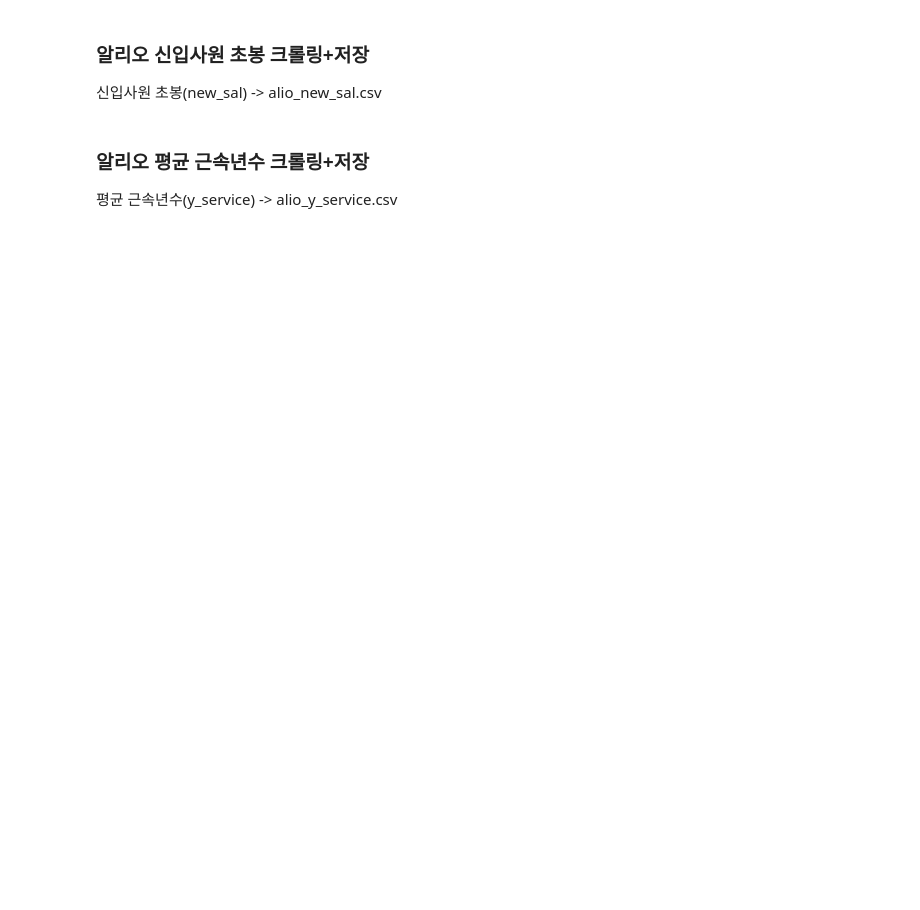
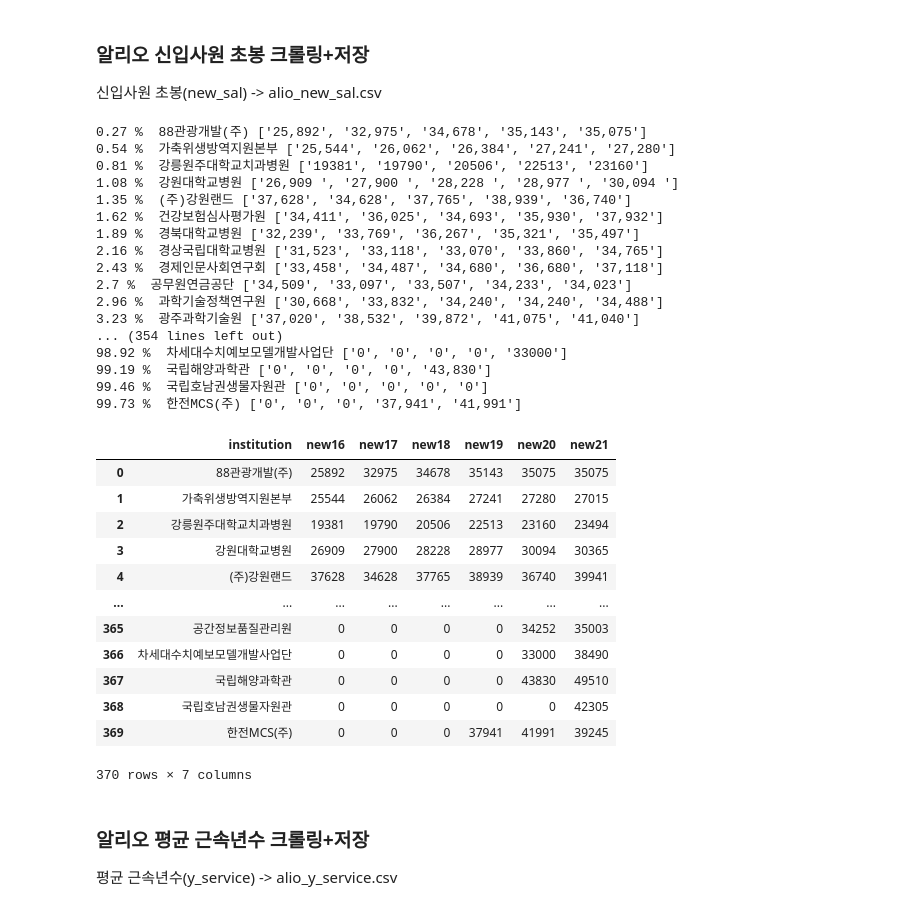
Before and after one commit to tmxkqotnl/project_mini_python_chat_bot, a Jupyter notebook: hitagi/huitaek.ipynb, the cells around one changed output. Cells and saved outputs as stored; diff of their text form; code cells hidden in the pictures; blank space fills up the shorter version.

```diff
--- a/hitagi/huitaek.ipynb
+++ b/hitagi/huitaek.ipynb
@@ -206,24 +254,55 @@ df
 # %%
 new_sal_dict = {"institution":[], "new16":[], "new17":[], "new18":[], "new19":[], "new20":[], "new21":[]}
 
 i = 1
 for keyword in institution_code['institution']:
     a = GetAlioInfo(keyword)
     templist = a.get_new_sal()
     new_sal_dict['institution'].append(keyword)
     new_sal_dict['new16'].append(templist[1].strip().replace(',',''))
     new_sal_dict['new17'].append(templist[2].strip().replace(',',''))
     new_sal_dict['new18'].append(templist[3].strip().replace(',',''))
     new_sal_dict['new19'].append(templist[4].strip().replace(',',''))
     new_sal_dict['new20'].append(templist[5].strip().replace(',',''))
     new_sal_dict['new21'].append(templist[6].strip().replace(',',''))
     percentage = round(i / (len(institution_code['institution'])+1) * 100, 2)
     print(percentage,'% ', keyword, templist[1:6])
     i += 1
 
 df = pd.DataFrame(new_sal_dict)
-df.to_csv('alio_new_sal.csv')
+df.to_csv('alio_new_sal.csv', index=False)
 df
+# %% [output]
+0.27 %  88관광개발(주) ['25,892', '32,975', '34,678', '35,143', '35,075']
+0.54 %  가축위생방역지원본부 ['25,544', '26,062', '26,384', '27,241', '27,280']
+0.81 %  강릉원주대학교치과병원 ['19381', '19790', '20506', '22513', '23160']
+1.08 %  강원대학교병원 ['26,909 ', '27,900 ', '28,228 ', '28,977 ', '30,094 ']
+1.35 %  (주)강원랜드 ['37,628', '34,628', '37,765', '38,939', '36,740']
+1.62 %  건강보험심사평가원 ['34,411', '36,025', '34,693', '35,930', '37,932']
+1.89 %  경북대학교병원 ['32,239', '33,769', '36,267', '35,321', '35,497']
+2.16 %  경상국립대학교병원 ['31,523', '33,118', '33,070', '33,860', '34,765']
+2.43 %  경제인문사회연구회 ['33,458', '34,487', '34,680', '36,680', '37,118']
+2.7 %  공무원연금공단 ['34,509', '33,097', '33,507', '34,233', '34,023']
+2.96 %  과학기술정책연구원 ['30,668', '33,832', '34,240', '34,240', '34,488']
+3.23 %  광주과학기술원 ['37,020', '38,532', '39,872', '41,075', '41,040']
+... (354 lines left out)
+98.92 %  차세대수치예보모델개발사업단 ['0', '0', '0', '0', '33000']
+99.19 %  국립해양과학관 ['0', '0', '0', '0', '43,830']
+99.46 %  국립호남권생물자원관 ['0', '0', '0', '0', '0']
+99.73 %  한전MCS(주) ['0', '0', '0', '37,941', '41,991']
+|  | institution | new16 | new17 | new18 | new19 | new20 | new21 |
+| 0 | 88관광개발(주) | 25892 | 32975 | 34678 | 35143 | 35075 | 35075 |
+| 1 | 가축위생방역지원본부 | 25544 | 26062 | 26384 | 27241 | 27280 | 27015 |
+| 2 | 강릉원주대학교치과병원 | 19381 | 19790 | 20506 | 22513 | 23160 | 23494 |
+| 3 | 강원대학교병원 | 26909 | 27900 | 28228 | 28977 | 30094 | 30365 |
+| 4 | (주)강원랜드 | 37628 | 34628 | 37765 | 38939 | 36740 | 39941 |
+| ... | ... | ... | ... | ... | ... | ... | ... |
+| 365 | 공간정보품질관리원 | 0 | 0 | 0 | 0 | 34252 | 35003 |
+| 366 | 차세대수치예보모델개발사업단 | 0 | 0 | 0 | 0 | 33000 | 38490 |
+| 367 | 국립해양과학관 | 0 | 0 | 0 | 0 | 43830 | 49510 |
+| 368 | 국립호남권생물자원관 | 0 | 0 | 0 | 0 | 0 | 42305 |
+| 369 | 한전MCS(주) | 0 | 0 | 0 | 37941 | 41991 | 39245 |
+370 rows × 7 columns
 # %% [markdown]
 ### 알리오 평균 근속년수 크롤링+저장
 평균 근속년수(y_service) -> alio_y_service.csv
```
Also changed, not shown: parts of 11 cells of this notebook, 5 other files.
